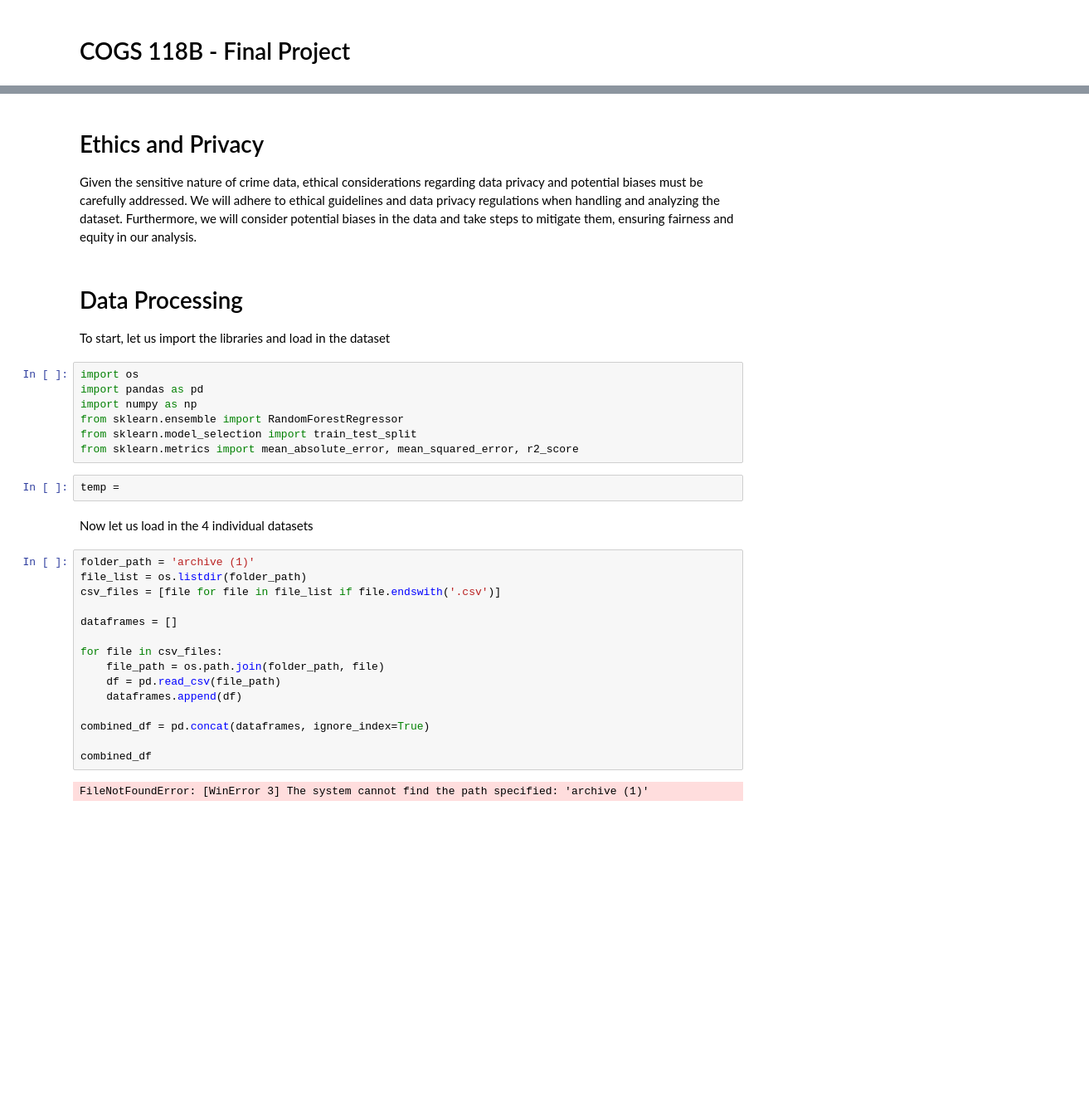
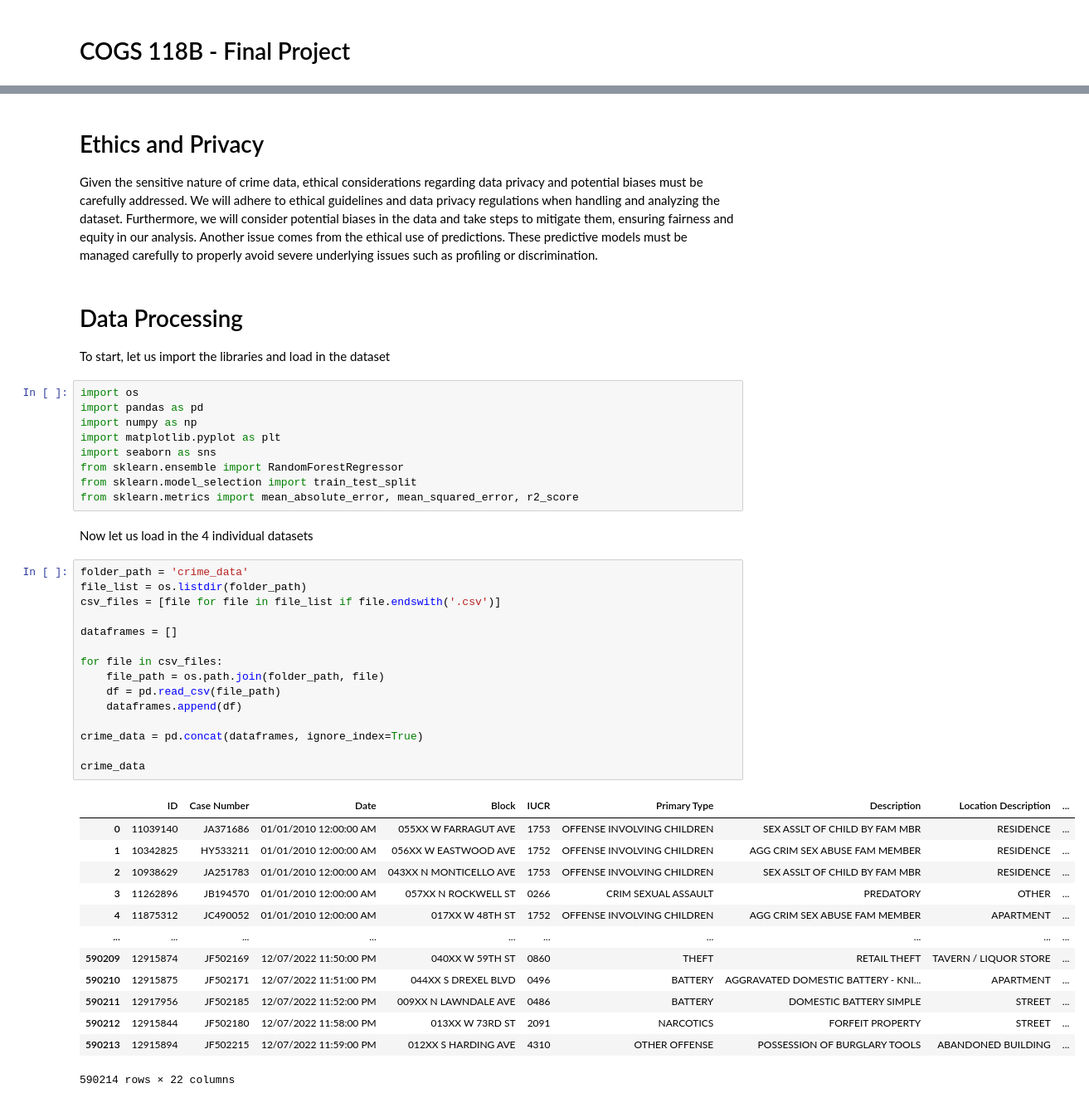
Before and after one commit to d3kong/COGS188_group_template, a Jupyter notebook: FinalProject_YuriR_DanielK.ipynb, the cells around one changed output, grey strips where cells are left out. Shown at 83% size. Drawn from its saved outputs; the diff is of its cells as text; blank space fills up the shorter version.

```diff
--- a/FinalProject_YuriR_DanielK.ipynb
+++ b/FinalProject_YuriR_DanielK.ipynb
@@ -38,7 +40,7 @@ Performance will be evaluated using metrics such as Mean Absolute Error (MAE), R
 # %% [markdown]
 # Ethics and Privacy
 
-Given the sensitive nature of crime data, ethical considerations regarding data privacy and potential biases must be carefully addressed. We will adhere to ethical guidelines and data privacy regulations when handling and analyzing the dataset. Furthermore, we will consider potential biases in the data and take steps to mitigate them, ensuring fairness and equity in our analysis.
+Given the sensitive nature of crime data, ethical considerations regarding data privacy and potential biases must be carefully addressed. We will adhere to ethical guidelines and data privacy regulations when handling and analyzing the dataset. Furthermore, we will consider potential biases in the data and take steps to mitigate them, ensuring fairness and equity in our analysis. Another issue comes from the ethical use of predictions. These predictive models must be managed carefully to properly avoid severe underlying issues such as profiling or discrimination.
 # %% [markdown]
 # Data Processing
 
@@ -47,27 +49,39 @@ To start, let us import the libraries and load in the dataset
 import os
 import pandas as pd
 import numpy as np
+import matplotlib.pyplot as plt
+import seaborn as sns
 from sklearn.ensemble import RandomForestRegressor
 from sklearn.model_selection import train_test_split
 from sklearn.metrics import mean_absolute_error, mean_squared_error, r2_score
-# %%
-temp =
 # %% [markdown]
 Now let us load in the 4 individual datasets
 # %%
-folder_path = 'archive (1)'
+folder_path = 'crime_data'
 file_list = os.listdir(folder_path)
 csv_files = [file for file in file_list if file.endswith('.csv')]
 
 dataframes = []
 
 for file in csv_files:
     file_path = os.path.join(folder_path, file)
     df = pd.read_csv(file_path)
     dataframes.append(df)
 
-combined_df = pd.concat(dataframes, ignore_index=True)
+crime_data = pd.concat(dataframes, ignore_index=True)
 
-combined_df
+crime_data
 # %% [output]
+|  | ID | Case Number | Date | Block | IUCR | Primary Type | Description | Location Description | ... |
+| 0 | 11039140 | JA371686 | 01/01/2010 12:00:00 AM | 055XX W FARRAGUT AVE | 1753 | OFFENSE INVOLVING CHILDREN | SEX ASSLT OF CHILD BY FAM MBR | RESIDENCE | ... |
+| 1 | 10342825 | HY533211 | 01/01/2010 12:00:00 AM | 056XX W EASTWOOD AVE | 1752 | OFFENSE INVOLVING CHILDREN | AGG CRIM SEX ABUSE FAM MEMBER | RESIDENCE | ... |
+| 2 | 10938629 | JA251783 | 01/01/2010 12:00:00 AM | 043XX N MONTICELLO AVE | 1753 | OFFENSE INVOLVING CHILDREN | SEX ASSLT OF CHILD BY FAM MBR | RESIDENCE | ... |
+| 3 | 11262896 | JB194570 | 01/01/2010 12:00:00 AM | 057XX N ROCKWELL ST | 0266 | CRIM SEXUAL ASSAULT | PREDATORY | OTHER | ... |
+| 4 | 11875312 | JC490052 | 01/01/2010 12:00:00 AM | 017XX W 48TH ST | 1752 | OFFENSE INVOLVING CHILDREN | AGG CRIM SEX ABUSE FAM MEMBER | APARTMENT | ... |
+| ... | ... | ... | ... | ... | ... | ... | ... | ... | ... |
+| 590209 | 12915874 | JF502169 | 12/07/2022 11:50:00 PM | 040XX W 59TH ST | 0860 | THEFT | RETAIL THEFT | TAVERN / LIQUOR STORE | ... |
+| 590210 | 12915875 | JF502171 | 12/07/2022 11:51:00 PM | 044XX S DREXEL BLVD | 0496 | BATTERY | AGGRAVATED DOMESTIC BATTERY - KNI... | APARTMENT | ... |
+| 590211 | 12917956 | JF502185 | 12/07/2022 11:52:00 PM | 009XX N LAWNDALE AVE | 0486 | BATTERY | DOMESTIC BATTERY SIMPLE | STREET | ... |
+| 590212 | 12915844 | JF502180 | 12/07/2022 11:58:00 PM | 013XX W 73RD ST | 2091 | NARCOTICS | FORFEIT PROPERTY | STREET | ... |
+| 590213 | 12915894 | JF502215 | 12/07/2022 11:59:00 PM | 012XX S HARDING AVE | 4310 | OTHER OFFENSE | POSSESSION OF BURGLARY TOOLS | ABANDONED BUILDING | ... |
-FileNotFoundError: [WinError 3] The system cannot find the path specified: 'archive (1)'
+590214 rows × 22 columns
```
Also changed, not shown: parts of 25 cells of this notebook, 2 other files.
